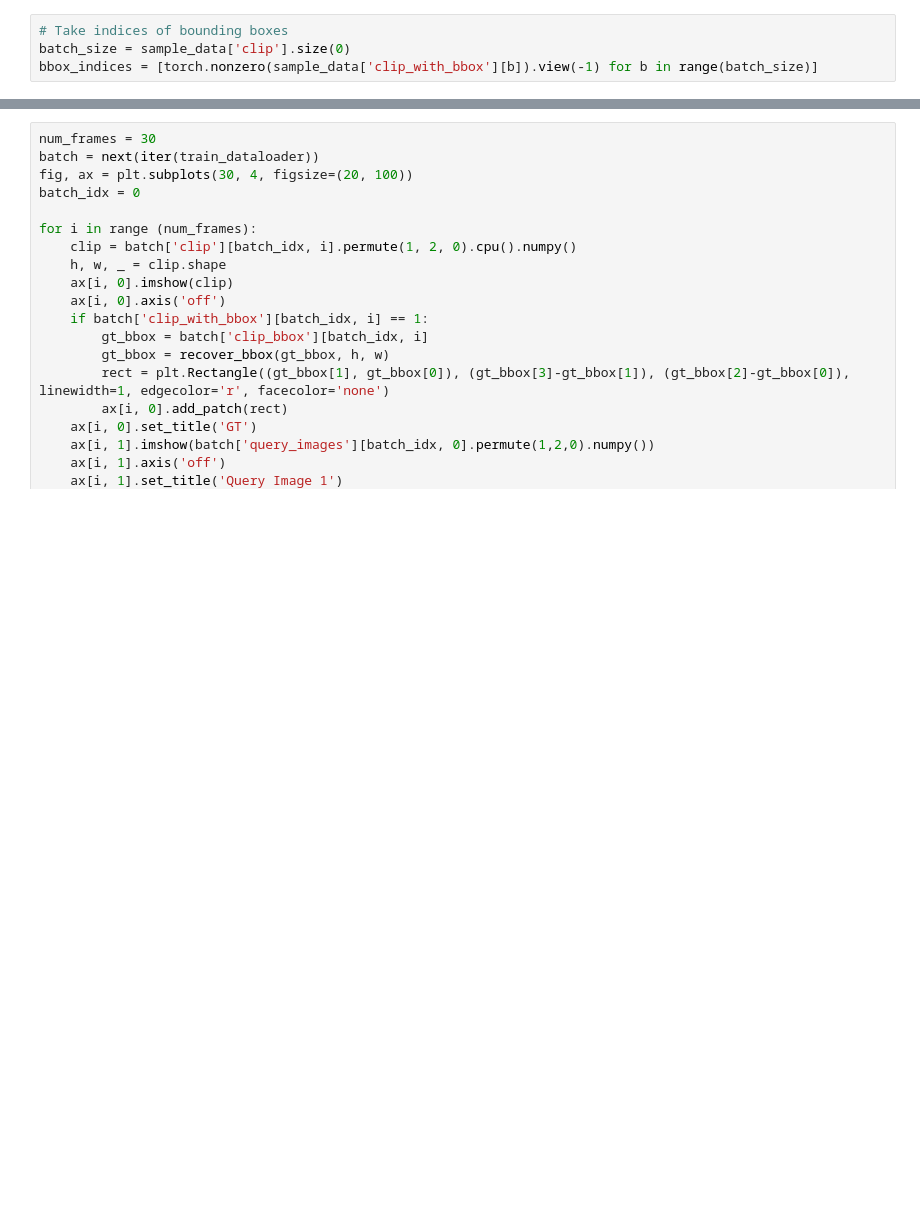
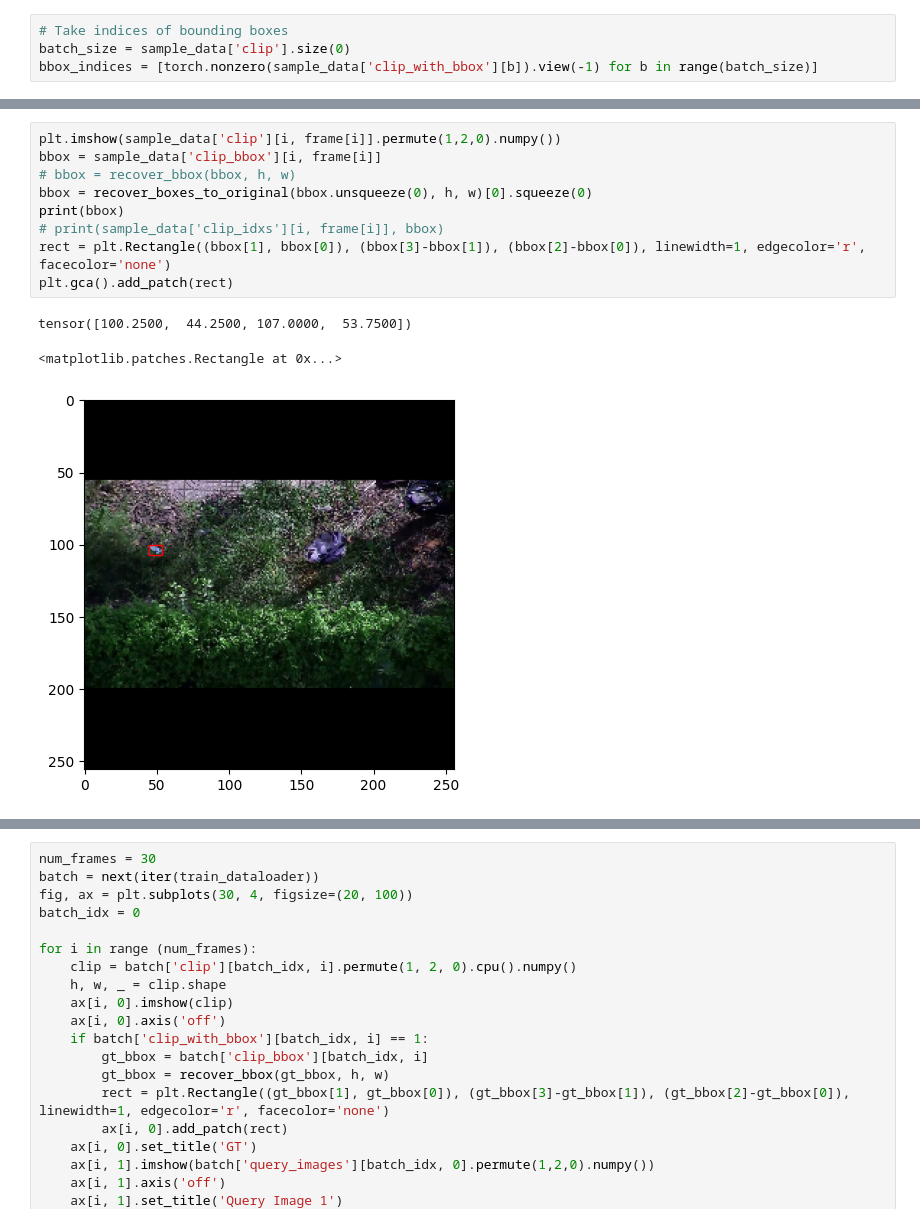
Before and after one commit to MinhDucNguyen9705/AeroEyes, a Jupyter notebook: data_pipeline.ipynb, the cells around one changed output, grey strips where cells are left out. Cells and saved outputs as stored; diff of their text form; blank space fills up the shorter version.

```diff
--- a/data_pipeline.ipynb
+++ b/data_pipeline.ipynb
@@ -494,0 +919,13 @@ tensor(520) tensor([127.6444, 137.4222, 162.6667, 179.7333])
+# %%
+plt.imshow(sample_data['clip'][i, frame[i]].permute(1,2,0).numpy())
+bbox = sample_data['clip_bbox'][i, frame[i]]
+# bbox = recover_bbox(bbox, h, w)
+bbox = recover_boxes_to_original(bbox.unsqueeze(0), h, w)[0].squeeze(0)
+print(bbox)
+# print(sample_data['clip_idxs'][i, frame[i]], bbox)
+rect = plt.Rectangle((bbox[1], bbox[0]), (bbox[3]-bbox[1]), (bbox[2]-bbox[0]), linewidth=1, edgecolor='r', facecolor='none')
+plt.gca().add_patch(rect)
+# %% [output]
+tensor([100.2500,  44.2500, 107.0000,  53.7500])
+<matplotlib.patches.Rectangle at 0x...>
+[figure, added]
```
Also changed, not shown: parts of 30 cells of this notebook, 12 other files.
